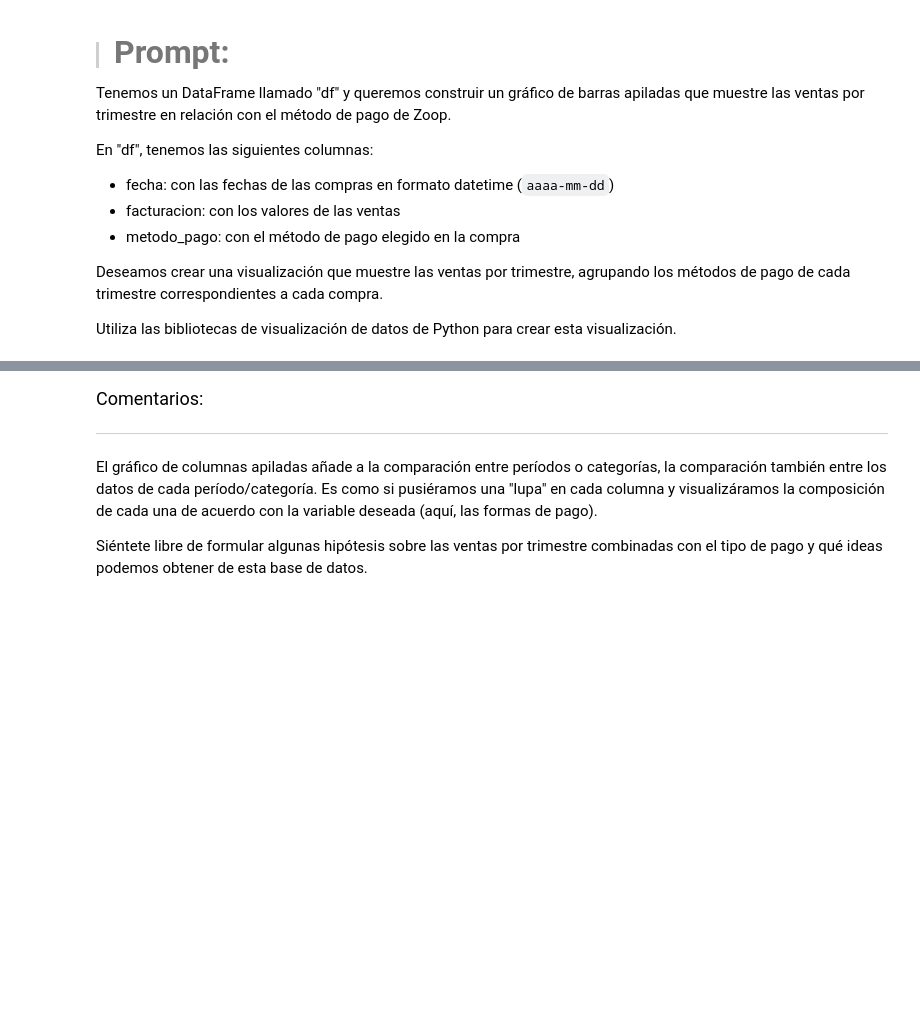
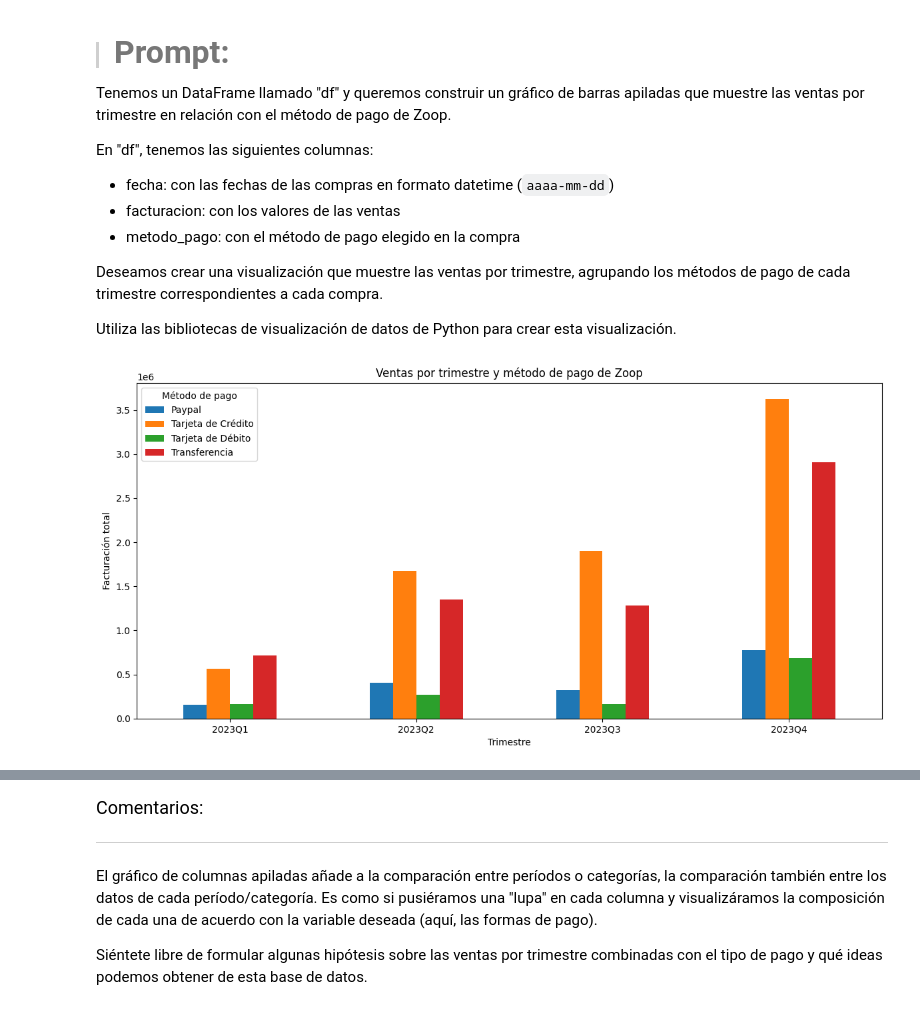
Before and after one commit to juanpimedicen/Alura_IA_applied, a Jupyter notebook: IA_aplicada_a_ciencia_de_datos.ipynb, the cells around one changed output, grey strips where cells are left out. Cells and saved outputs as stored; diff of their text form; code cells hidden in the pictures; blank space fills up the shorter version.

```diff
--- a/IA_aplicada_a_ciencia_de_datos.ipynb
+++ b/IA_aplicada_a_ciencia_de_datos.ipynb
@@ -279,3 +697,32 @@ En "df", tenemos las siguientes columnas:
 Deseamos crear una visualización que muestre las ventas por trimestre, agrupando los métodos de pago de cada trimestre correspondientes a cada compra.
 
 Utiliza las bibliotecas de visualización de datos de Python para crear esta visualización.
+# %%
+# 1. Asegúrate de que la columna fecha es datetime
+df['fecha'] = pd.to_datetime(df['fecha'])
+
+# 2. Crear una columna con el trimestre y año
+df['trimestre'] = df['fecha'].dt.to_period('Q').astype(str)  # ejemplo: '2023Q1'
+
+# 3. Agrupar datos por trimestre y método de pago, sumando la facturación
+ventas_trimestrales = df.groupby(['trimestre', 'metodo_pago'])['facturacion'].sum().unstack(fill_value=0)
+
+# 4. Ordenar los trimestres correctamente
+ventas_trimestrales = ventas_trimestrales.sort_index()
+
+# 5. Crear el gráfico de barras apiladas
+ventas_trimestrales.plot(
+    kind='bar',
+    stacked=False,
+    figsize=(12, 6)
+)
+
+plt.title('Ventas por trimestre y método de pago de Zoop')
+plt.xlabel('Trimestre')
+plt.ylabel('Facturación total')
+plt.xticks(rotation=0)
+plt.legend(title='Método de pago')
+plt.tight_layout()
+plt.show()
+# %% [output]
+[figure, added]
```
Also changed, not shown: parts of 63 cells of this notebook.
